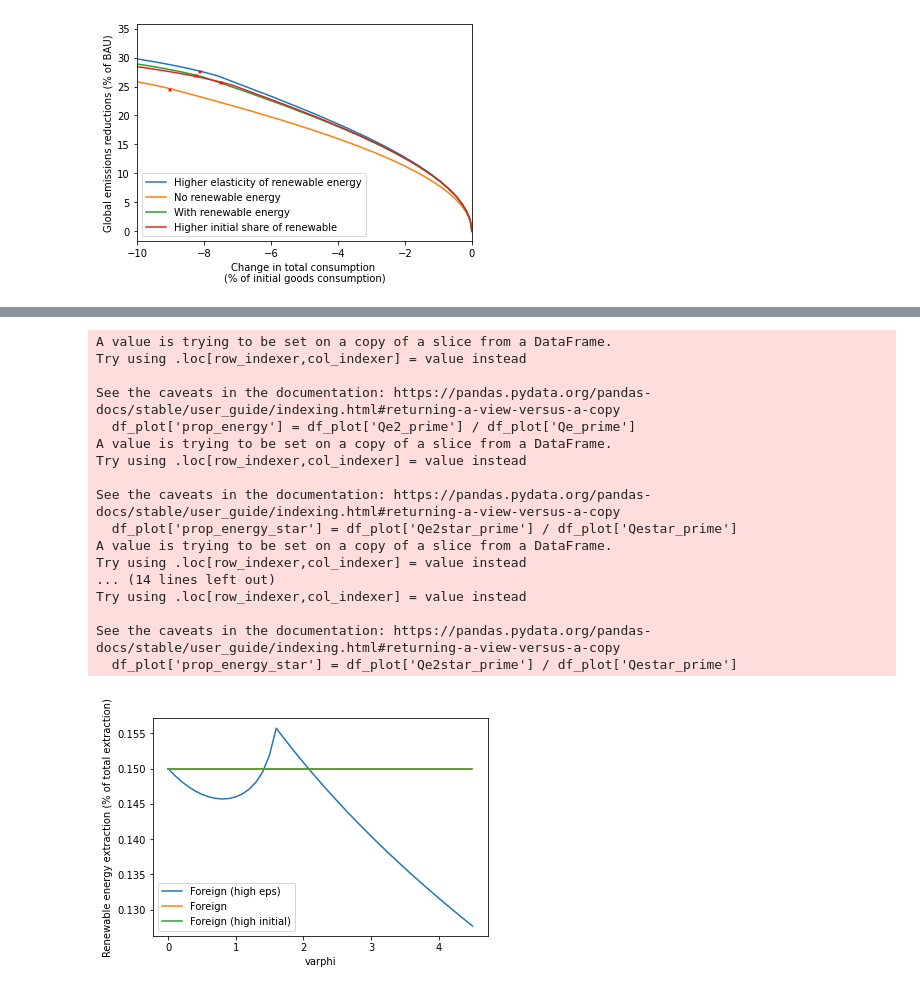
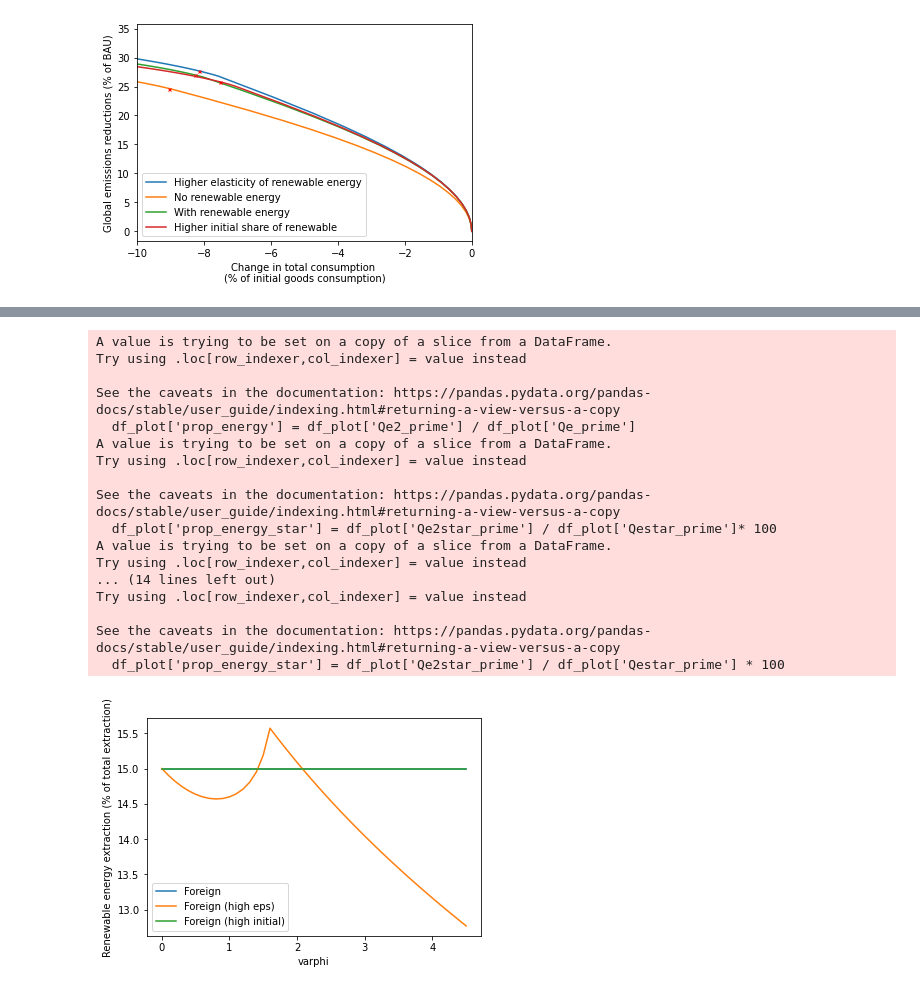
Before and after one commit to VoliCrank/Optimal-Unilateral-Carbon-Policy, a Jupyter notebook: Data/codes/MISC/plots_renewable.ipynb, the cells around one changed output, grey strips where cells are left out. Saved outputs shown, nothing was run; the diff lists cells and outputs as text; code cells hidden in the pictures.

```diff
--- a/Data/codes/MISC/plots_renewable.ipynb
+++ b/Data/codes/MISC/plots_renewable.ipynb
@@ -175,47 +177,47 @@ See the caveats in the documentation: https://pandas.pydata.org/pandas-docs/stab
 # %%
+df_plot = df3[df3['varphi'] <= 4.5]
+df_plot['prop_energy'] = df_plot['Qe2_prime'] / df_plot['Qe_prime']
+df_plot['prop_energy_star'] = df_plot['Qe2star_prime'] / df_plot['Qestar_prime']* 100
+#plt.plot(df_plot['varphi'], df_plot['prop_energy'], label = 'Home')
+plt.plot(df_plot['varphi'], df_plot['prop_energy_star'], label= 'Foreign')
+
 df_plot = df1[df1['varphi'] <= 4.5]
 df_plot['prop_energy'] = df_plot['Qe2_prime'] / df_plot['Qe_prime']
-df_plot['prop_energy_star'] = df_plot['Qe2star_prime'] / df_plot['Qestar_prime']
+df_plot['prop_energy_star'] = df_plot['Qe2star_prime'] / df_plot['Qestar_prime']* 100
 #plt.plot(df_plot['varphi'], df_plot['prop_energy'], label = 'Home (high eps)')
 plt.plot(df_plot['varphi'], df_plot['prop_energy_star'], label= 'Foreign (high eps)')
 
-df_plot = df3[df3['varphi'] <= 4.5]
-df_plot['prop_energy'] = df_plot['Qe2_prime'] / df_plot['Qe_prime']
-df_plot['prop_energy_star'] = df_plot['Qe2star_prime'] / df_plot['Qestar_prime']
-#plt.plot(df_plot['varphi'], df_plot['prop_energy'], label = 'Home')
-plt.plot(df_plot['varphi'], df_plot['prop_energy_star'], label= 'Foreign')
-
 df_plot = df4[df4['varphi'] <= 4.5]
 df_plot['prop_energy'] = df_plot['Qe2_prime'] / df_plot['Qe_prime']
-df_plot['prop_energy_star'] = df_plot['Qe2star_prime'] / df_plot['Qestar_prime']
+df_plot['prop_energy_star'] = df_plot['Qe2star_prime'] / df_plot['Qestar_prime'] * 100
 #plt.plot(df_plot['varphi'], df_plot['prop_energy'], label = 'Home (high initial)')
 plt.plot(df_plot['varphi'], df_plot['prop_energy_star'], label= 'Foreign (high initial)')
 
 ylab = 'Renewable energy extraction (% of total extraction)'
 xlab = 'varphi'
 plt.xlabel(xlab)
 plt.ylabel(ylab)
 plt.legend()
 plt.savefig(plot_root + '/foreign_prop.pdf', format='pdf', bbox_inches = 'tight')
 # %% [output]
 A value is trying to be set on a copy of a slice from a DataFrame.
 Try using .loc[row_indexer,col_indexer] = value instead
 
 See the caveats in the documentation: https://pandas.pydata.org/pandas-docs/stable/user_guide/indexing.html#returning-a-view-versus-a-copy
   df_plot['prop_energy'] = df_plot['Qe2_prime'] / df_plot['Qe_prime']
 A value is trying to be set on a copy of a slice from a DataFrame.
 Try using .loc[row_indexer,col_indexer] = value instead
 
 See the caveats in the documentation: https://pandas.pydata.org/pandas-docs/stable/user_guide/indexing.html#returning-a-view-versus-a-copy
-  df_plot['prop_energy_star'] = df_plot['Qe2star_prime'] / df_plot['Qestar_prime']
+  df_plot['prop_energy_star'] = df_plot['Qe2star_prime'] / df_plot['Qestar_prime']* 100
 A value is trying to be set on a copy of a slice from a DataFrame.
 Try using .loc[row_indexer,col_indexer] = value instead
 ... (14 lines left out)
 Try using .loc[row_indexer,col_indexer] = value instead
 
 See the caveats in the documentation: https://pandas.pydata.org/pandas-docs/stable/user_guide/indexing.html#returning-a-view-versus-a-copy
-  df_plot['prop_energy_star'] = df_plot['Qe2star_prime'] / df_plot['Qestar_prime']
+  df_plot['prop_energy_star'] = df_plot['Qe2star_prime'] / df_plot['Qestar_prime'] * 100
-[figure, old version]
+[figure, new version]
 # %%
 x = 'varphi'
 
```
Also changed, not shown: parts of 6 cells of this notebook, 5 other files.
